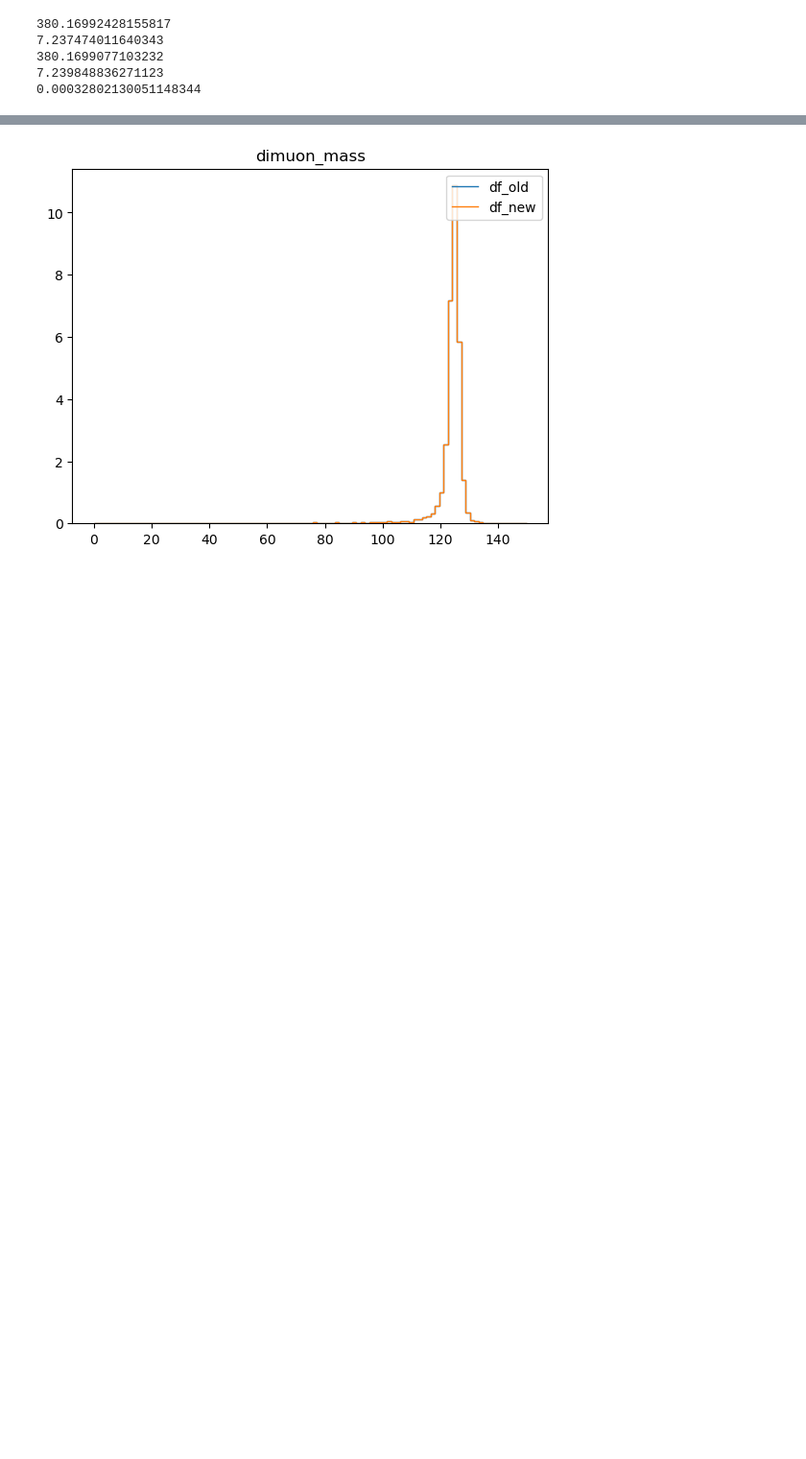
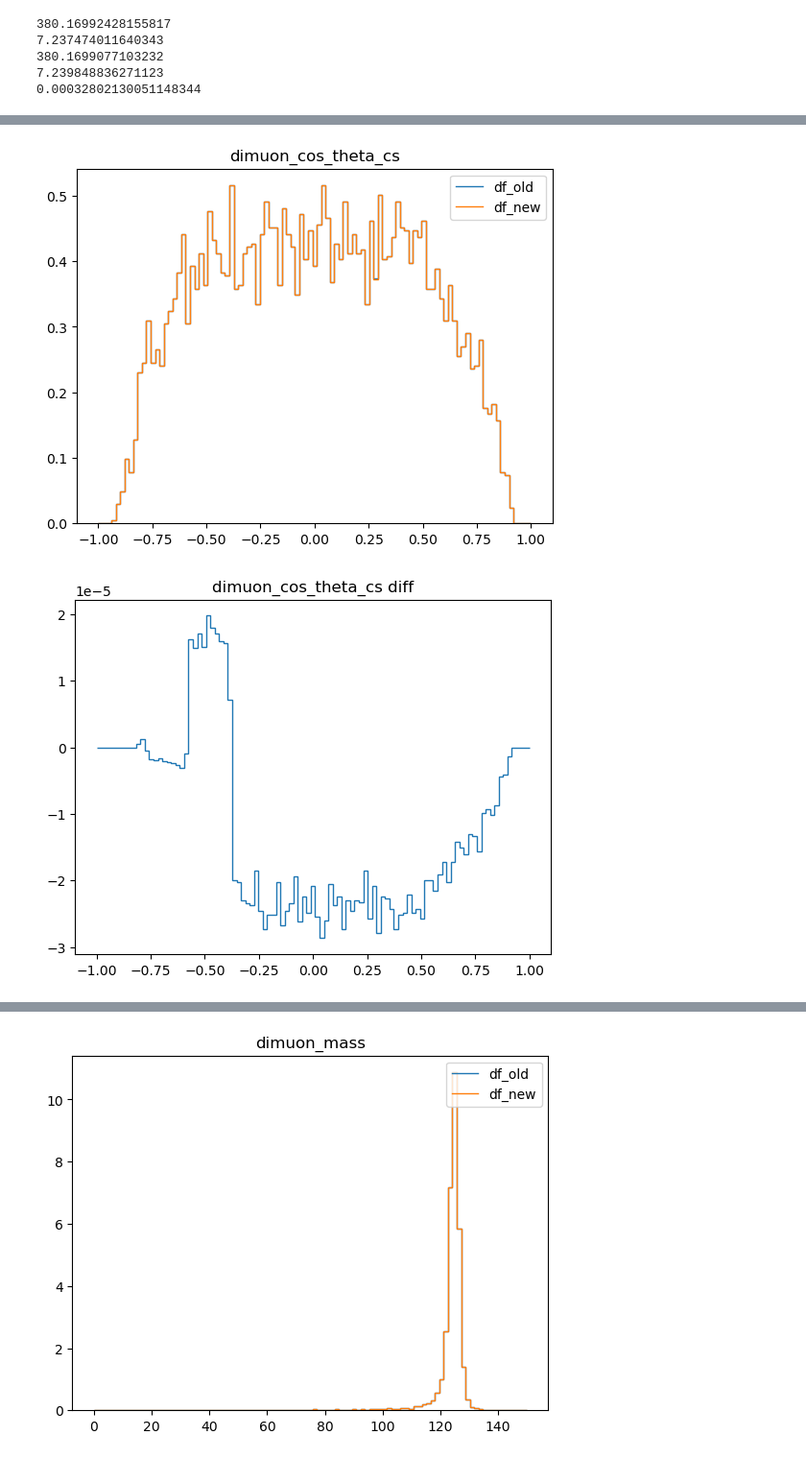
Before and after one commit to ram1123/copperheadV2, a Jupyter notebook: quick_tests/quick_validation_comparison.ipynb, the cells around one changed output, grey strips where cells are left out. Shown at 96% size. Cells and saved outputs as stored; diff of their text form; code cells hidden in the pictures; blank space fills up the shorter version.

Commit message:
validated cs variables

```diff
--- a/quick_tests/quick_validation_comparison.ipynb
+++ b/quick_tests/quick_validation_comparison.ipynb
@@ -108,0 +165,36 @@ print(max(abs(weights_new-weights_old)/weights_old))
+# %%
+binning_map = {
+    "dimuon_cos_theta_cs" : [-1, 1, 100],
+    "dimuon_phi_cs" : [0, 10, 25],
+
+}
+variables = ["dimuon_cos_theta_cs",
+             "dimuon_phi_cs"
+            ]
+weights_old = df_old["weights"].compute()
+weights_new = ak.to_numpy(df_new["weights"].compute())
+
+
+for var in variables:
+    binning = np.linspace(*binning_map[var])
+    # old_len = ak.num(df_old["mu1_pt"].compute(), axis=0)
+    # new_len = ak.num(df_new["mu1_pt"].compute(), axis=0)
+    # new_weights = np.ones(new_len)
+    # new_weights = new_weights*old_len/new_len
+    hist_old, edges = np.histogram(df_old[var].compute(), bins=binning ,weights=weights_old)
+    # hist_old, edges = np.histogram(df_old[var+"_nominal"].compute(), bins=binning )
+
+    # hist_new, _= np.histogram(df_new[region_cut][var].compute(), bins=binning , weights=new_weights)
+    hist_new, _= np.histogram(df_new[var].compute(), bins=binning ,weights=weights_new)
+
+    plt.stairs(hist_old, edges, label = "df_old")
+    plt.stairs(hist_new, edges, label = "df_new")
+    plt.legend(loc="upper right")
+    plt.title(var)
+    plt.show()
+    plt.stairs((hist_new-hist_old), edges)
+    plt.title(var+" diff")
+    plt.show()
+# %% [output]
+[figure, added]
+[figure, added]
```
Also changed, not shown: parts of 4 cells of this notebook, 2 other files.
